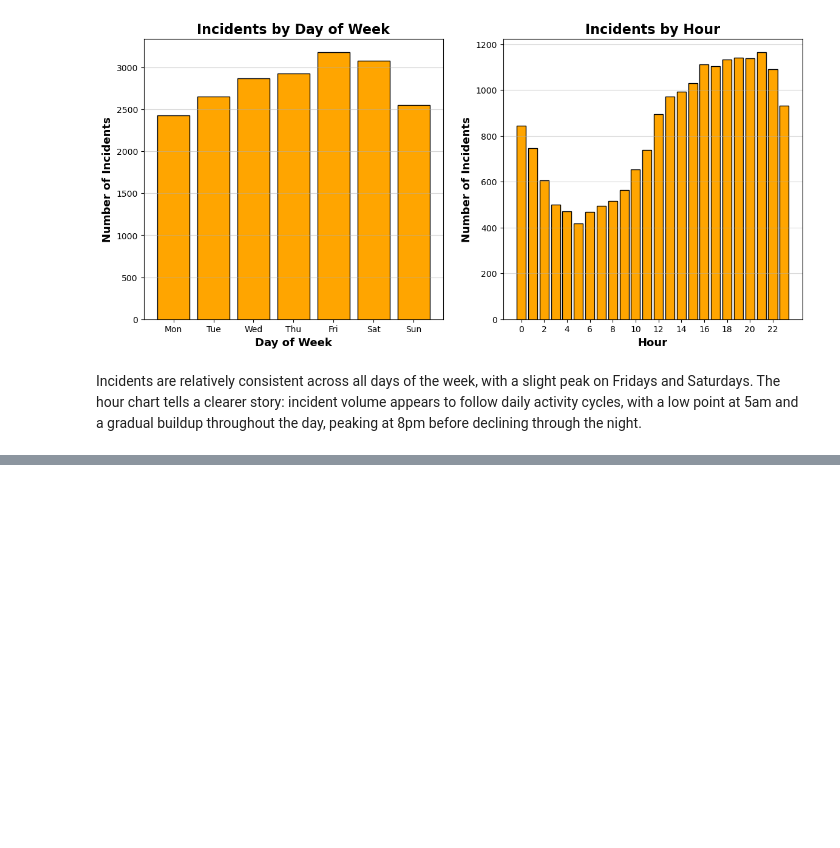
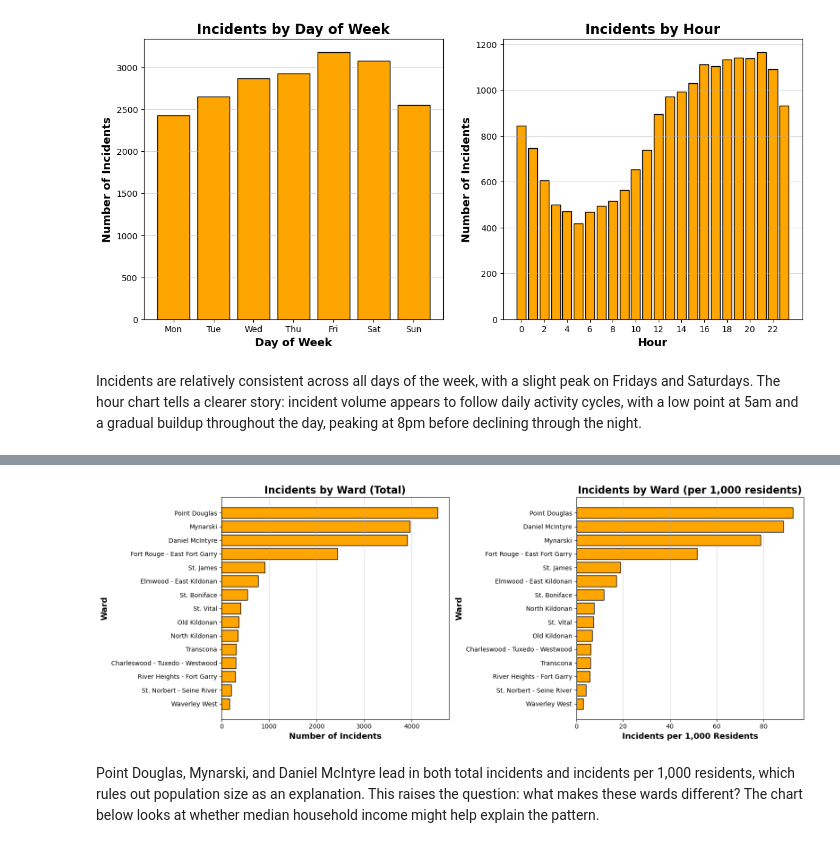
Before and after one commit to renatoblandi/comp-2040-project-3, a Jupyter notebook: notebooks/analysis.ipynb, the cells around one changed output, grey strips where cells are left out. Cells and saved outputs as stored; diff of their text form; code cells hidden in the pictures; blank space fills up the shorter version.

Commit message:
Add two barh answering question 3

```diff
--- a/notebooks/analysis.ipynb
+++ b/notebooks/analysis.ipynb
@@ -98,0 +102,43 @@ Incidents are relatively consistent across all days of the week, with a slight p
+# %%
+# preparing the data
+
+# resetindex to turn groupby into a regular df
+by_ward = df.groupby("ward")["incident_number"].nunique().reset_index()
+by_ward.columns = ["ward", "incidents"] # renaming incident_number to incidents
+by_ward = by_ward.merge(wards, on="ward") # merging supplementary dataset on `ward` column
+
+# creating new column to hold incidents per 1000 residents
+by_ward["incidents_per_1000"] = (by_ward["incidents"] / by_ward["population"]) * 1000
+
+sorted_df = by_ward.sort_values("incidents")
+sorted_normalized_df = by_ward.sort_values("incidents_per_1000")
+
+# plotting
+fig, ax = plt.subplots(1, 2, figsize=(16, 6))
+
+# plotting left barh chart (not normalized - raw total incidents)
+ax[0].barh(sorted_df["ward"], sorted_df["incidents"], color="orange", edgecolor="black")
+
+# labeling left barh
+ax[0].set_title("Incidents by Ward (Total)", fontsize=16, fontweight="bold")
+ax[0].set_xlabel("Number of Incidents", fontsize=13, fontweight="bold")
+ax[0].set_ylabel("Ward", fontsize=13, fontweight="bold")
+ax[0].grid(axis="x", alpha=0.5)
+
+# plotting right barh (normalized by incidents per 1000 residents)
+ax[1].barh(sorted_normalized_df["ward"], sorted_normalized_df["incidents_per_1000"],
+           color="orange", edgecolor="black")
+
+# labeling right barh
+ax[1].set_title("Incidents by Ward (per 1,000 residents)", fontsize=16, fontweight="bold")
+ax[1].set_xlabel("Incidents per 1,000 Residents", fontsize=13, fontweight="bold")
+ax[1].set_ylabel("Ward", fontsize=13, fontweight="bold")
+ax[1].grid(axis="x", alpha=0.5)
+
+# displaying the figure
+plt.tight_layout()
+plt.show()
+# %% [output]
+[figure, added]
+# %% [markdown]
+Point Douglas, Mynarski, and Daniel McIntyre lead in both total incidents and incidents per 1,000 residents, which rules out population size as an explanation. This raises the question: what makes these wards different? The chart below looks at whether median household income might help explain the pattern.
```
Also changed, not shown: parts of 1 cell of this notebook.
